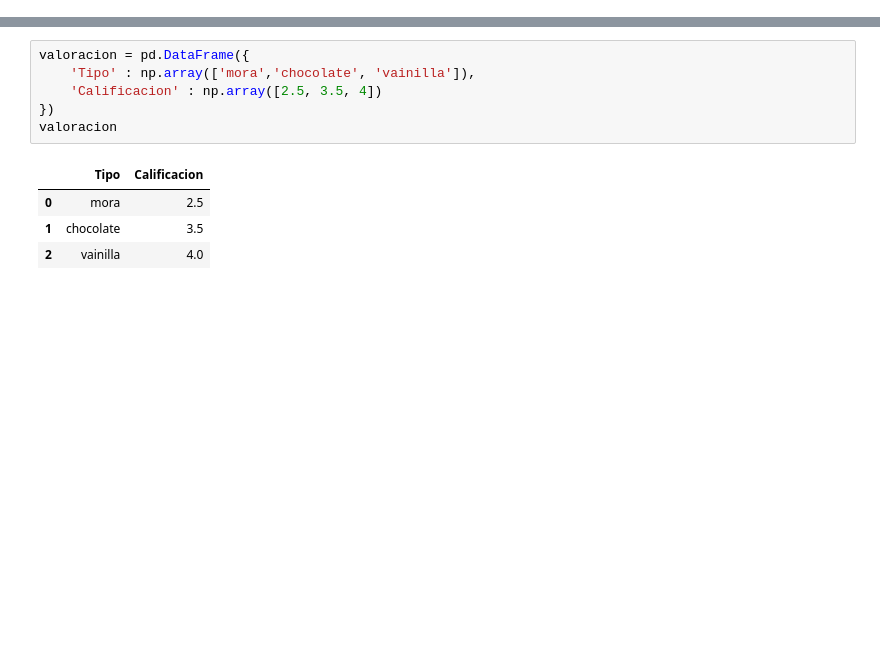
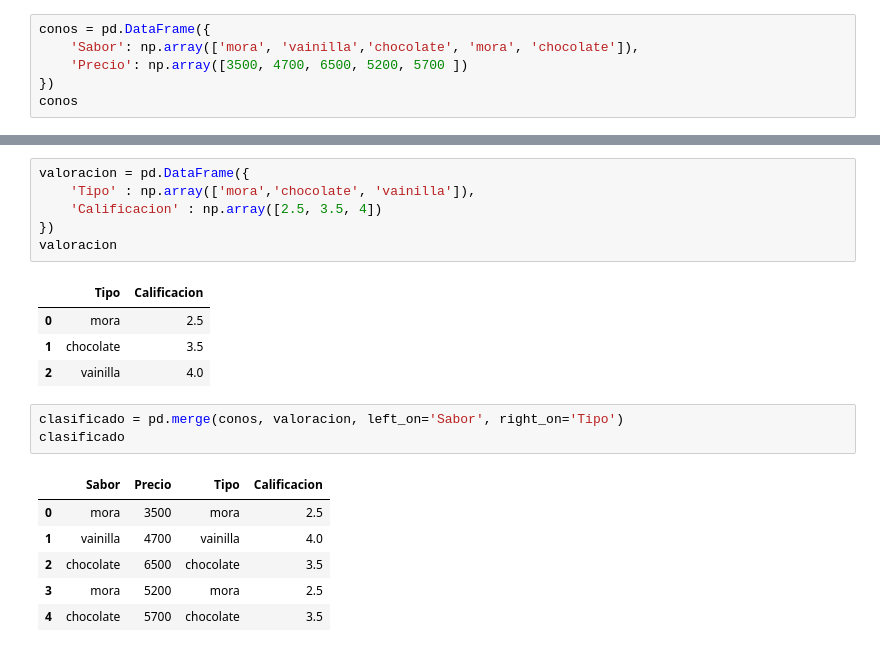
Before and after one commit to MathewsM14/ple_intro_github, a Jupyter notebook: Tablas.ipynb, the cells around one changed output, grey strips where cells are left out. Drawn from its saved outputs; the diff is of its cells as text; blank space fills up the shorter version.

```diff
--- a/Tablas.ipynb
+++ b/Tablas.ipynb
@@ -206,3 +206,9 @@ conos_i.loc['chocolate']
 | chocolate | 5700 |
 # %% [markdown]
 ## Merge
+# %%
+conos = pd.DataFrame({
+    'Sabor': np.array(['mora', 'vainilla','chocolate', 'mora', 'chocolate']),
+    'Precio': np.array([3500, 4700, 6500, 5200, 5700 ])
+})
+conos
@@ -217,3 +230,13 @@ valoracion
 | 0 | mora | 2.5 |
 | 1 | chocolate | 3.5 |
 | 2 | vainilla | 4.0 |
+# %%
+clasificado = pd.merge(conos, valoracion, left_on='Sabor', right_on='Tipo')
+clasificado
+# %% [output]
+|  | Sabor | Precio | Tipo | Calificacion |
+| 0 | mora | 3500 | mora | 2.5 |
+| 1 | vainilla | 4700 | vainilla | 4.0 |
+| 2 | chocolate | 6500 | chocolate | 3.5 |
+| 3 | mora | 5200 | mora | 2.5 |
+| 4 | chocolate | 5700 | chocolate | 3.5 |
```
Also changed, not shown: parts of 30 cells of this notebook.
